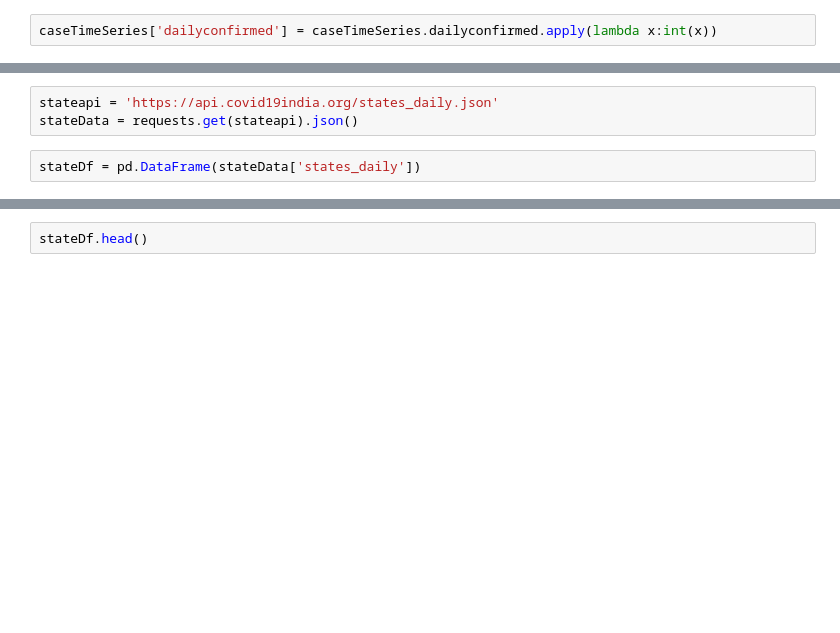
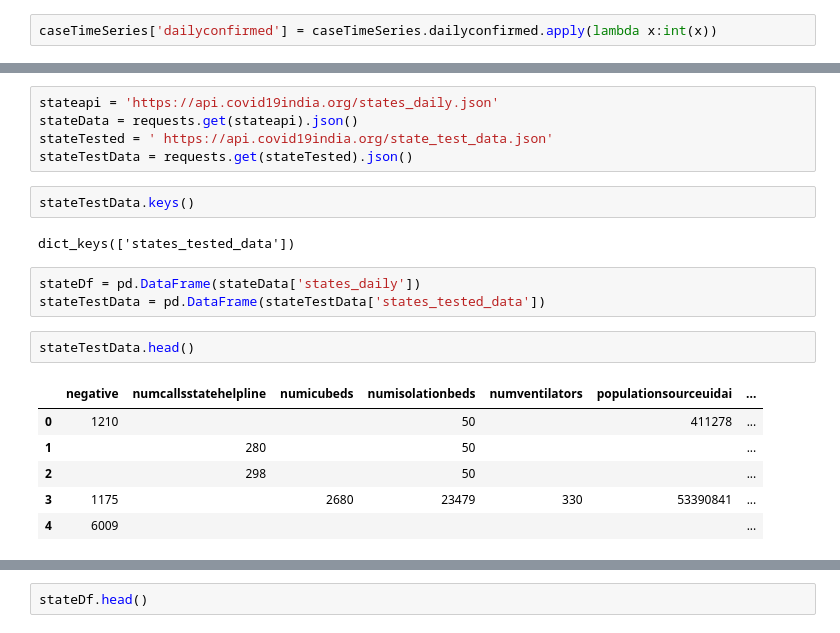
Before and after one commit to phanikiran99/kaggle, a Jupyter notebook: EDA_Covid19India.ipynb, the cells around one changed output, grey strips where cells are left out. Saved outputs shown, nothing was run; the diff lists cells and outputs as text; blank space fills up the shorter version.

```diff
--- a/EDA_Covid19India.ipynb
+++ b/EDA_Covid19India.ipynb
@@ -88,5 +88,21 @@ sns.jointplot(x=caseTimeSeries.index,y='dailyconfirmed',data=caseTimeSeries,kind
 # %%
 stateapi = 'https://api.covid19india.org/states_daily.json'
 stateData = requests.get(stateapi).json()
+stateTested = '	https://api.covid19india.org/state_test_data.json'
+stateTestData = requests.get(stateTested).json()
+# %%
+stateTestData.keys()
+# %% [output]
+dict_keys(['states_tested_data'])
 # %%
 stateDf = pd.DataFrame(stateData['states_daily'])
+stateTestData = pd.DataFrame(stateTestData['states_tested_data'])
+# %%
+stateTestData.head()
+# %% [output]
+|  | negative | numcallsstatehelpline | numicubeds | numisolationbeds | numventilators | populationsourceuidai | ... |
+| 0 | 1210 |  |  | 50 |  | 411278 | ... |
+| 1 |  | 280 |  | 50 |  |  | ... |
+| 2 |  | 298 |  | 50 |  |  | ... |
+| 3 | 1175 |  | 2680 | 23479 | 330 | 53390841 | ... |
+| 4 | 6009 |  |  |  |  |  | ... |
```
Also changed, not shown: parts of 26 cells of this notebook.
